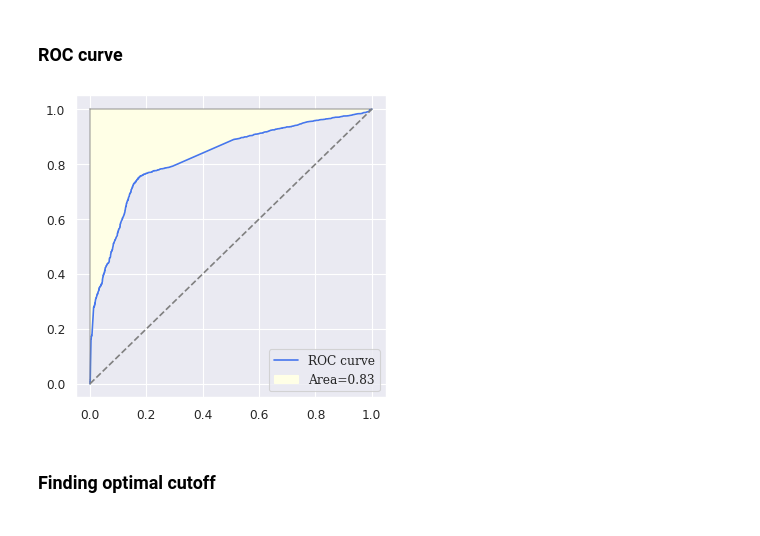
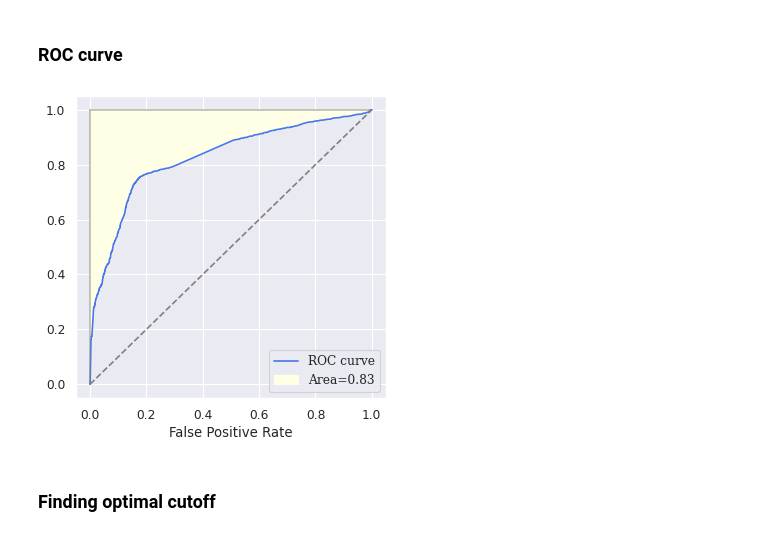
Before and after one commit to prabhanshu11/Clustering-Case-Study, a Jupyter notebook: main.ipynb, the cells around one changed output. Saved outputs shown, nothing was run; the diff lists cells and outputs as text; code cells hidden in the pictures.

```diff
--- a/main.ipynb
+++ b/main.ipynb
@@ -475,12 +475,13 @@ Generalized Linear Model Regression Results
 | What is your current occupation_H... | 21.8119 | 1.49e+04 | 0.001 | 0.999 | -2.93e+04 | 2.93e+04 |
 | What is your current occupation_W... | 2.8979 | 0.176 | 16.425 | 0.000 | 2.552 | 3.244 |
 # %%
-def make_train_pred(model_result: 'GLMResultsWrapper', X_train_C, y_train, cutoff=0.5):
-    train_pred = pd.DataFrame({'pred_prob': model_result.predict(X_train_C), 'y_actual': y_train})
+def make_train_pred(model_result: 'GLMResultsWrapper', X_C, y_actual, cutoff=0.5):
+    train_pred = pd.DataFrame({'pred_prob': model_result.predict(X_C), 'y_actual': y_actual})
     train_pred.insert(column='y_pred', loc=1,
         value=train_pred.pred_prob.map(lambda x: 1 if x>=cutoff else 0))
     return train_pred
-train_pred = make_train_pred(model_result=res1, X_train_C=X_train_C, y_train=y_train)
+
+train_pred = make_train_pred(res1, X_train_C, y_train)
 train_pred.head()
 # %% [output]
 |  | pred_prob | y_pred | y_actual |
@@ -673,19 +674,20 @@ array([[3762,  523],
 # %%
 def roc_curve_plot(train_pred):
     FPR, TPR, thresholds = metrics.roc_curve(train_pred.y_actual, train_pred.pred_prob)
     AUC_roc = metrics.roc_auc_score(train_pred.y_actual, train_pred.pred_prob)
     plt.figure(figsize=(5,5), dpi=80)
     curve, = plt.plot(FPR, TPR) #comma is used because otherwise legend does not work
     bounds = plt.plot([0,0], [0,1], [1,1], c='grey', alpha=0.5,)
     no_skill_line, = plt.plot([0,1], c='grey', linestyle='--')
     AUC_curve = plt.fill_between(FPR, TPR, 1, color=(1,1,.9))
     plt.legend([curve, AUC_curve],
                ['ROC curve', f'Area={AUC_roc:1.2}'],
                prop={'family':'serif', 'weight':'roman'})
+    plt.xlabel('False Positive Rate')
     plt.plot();
 roc_curve_plot(train_pred)
 # %% [output]
-[figure, old version]
+[figure, new version]
 # %% [markdown]
 ### Finding optimal cutoff
 # %% [markdown]
```
Also changed, not shown: parts of 21 cells of this notebook.
